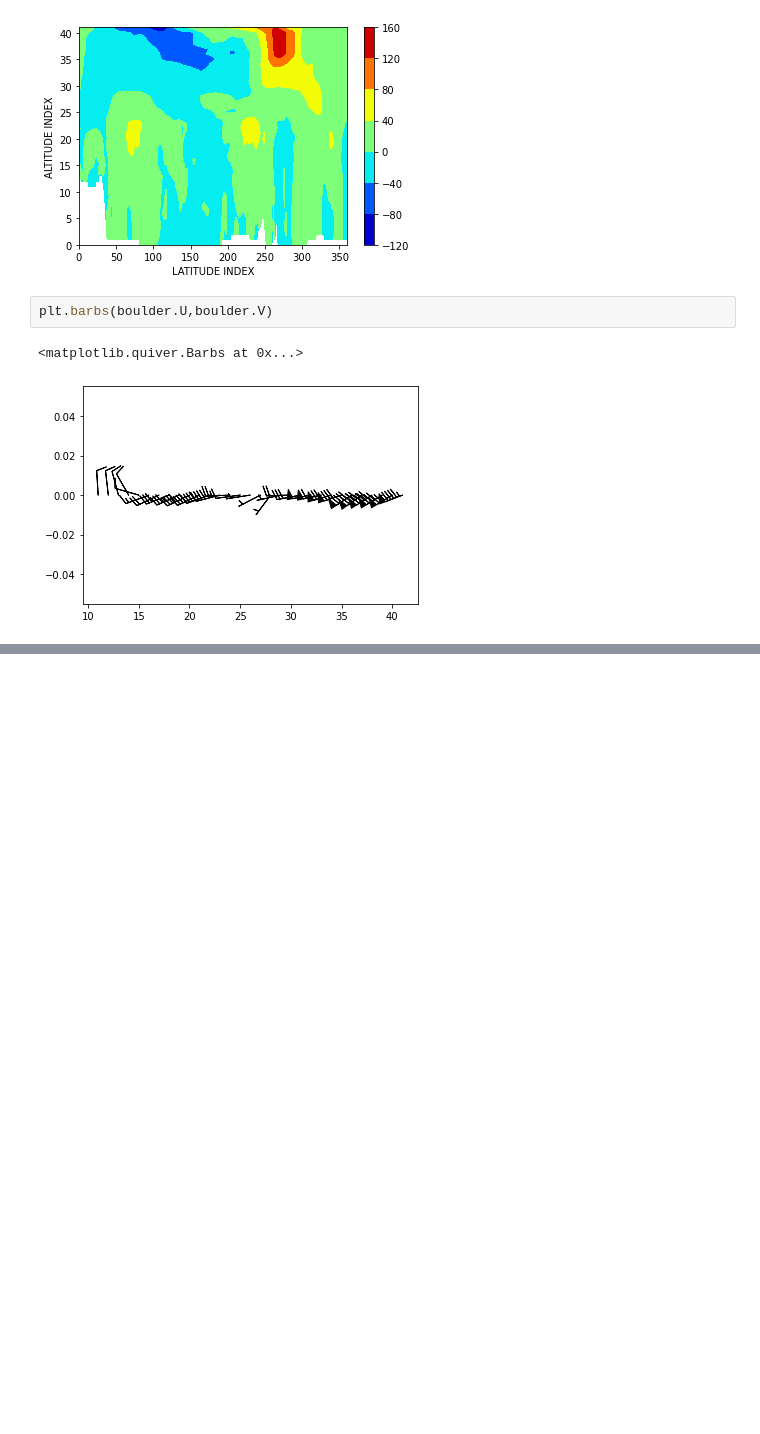
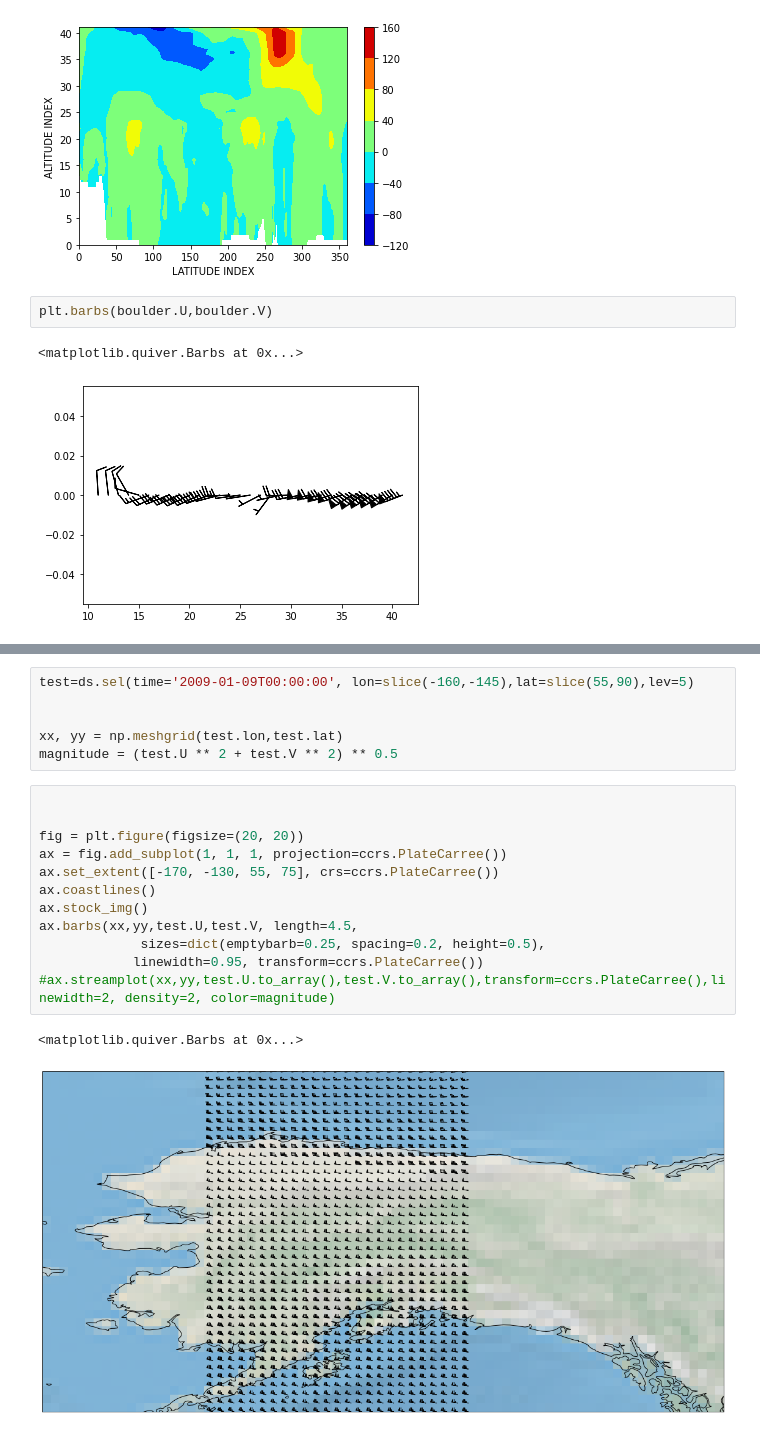
Before and after one commit to 7AlonsoRaikiri7/SummerREU, a Jupyter notebook: practice.ipynb, the cells around one changed output, grey strips where cells are left out. Cells and saved outputs as stored; diff of their text form; blank space fills up the shorter version.

Commit message:
winds barbs

```diff
--- a/practice.ipynb
+++ b/practice.ipynb
@@ -100,0 +122,21 @@ plt.barbs(boulder.U,boulder.V)
+# %%
+test=ds.sel(time='2009-01-09T00:00:00', lon=slice(-160,-145),lat=slice(55,90),lev=5)
+
+
+xx, yy = np.meshgrid(test.lon,test.lat)
+magnitude = (test.U ** 2 + test.V ** 2) ** 0.5
+# %%
+
+
+fig = plt.figure(figsize=(20, 20))
+ax = fig.add_subplot(1, 1, 1, projection=ccrs.PlateCarree())
+ax.set_extent([-170, -130, 55, 75], crs=ccrs.PlateCarree())
+ax.coastlines()
+ax.stock_img()
+ax.barbs(xx,yy,test.U,test.V, length=4.5,
+             sizes=dict(emptybarb=0.25, spacing=0.2, height=0.5),
+            linewidth=0.95, transform=ccrs.PlateCarree())
+#ax.streamplot(xx,yy,test.U.to_array(),test.V.to_array(),transform=ccrs.PlateCarree(),linewidth=2, density=2, color=magnitude)
+# %% [output]
+<matplotlib.quiver.Barbs at 0x...>
+[figure, added]
```
Also changed, not shown: parts of 2 cells of this notebook.
